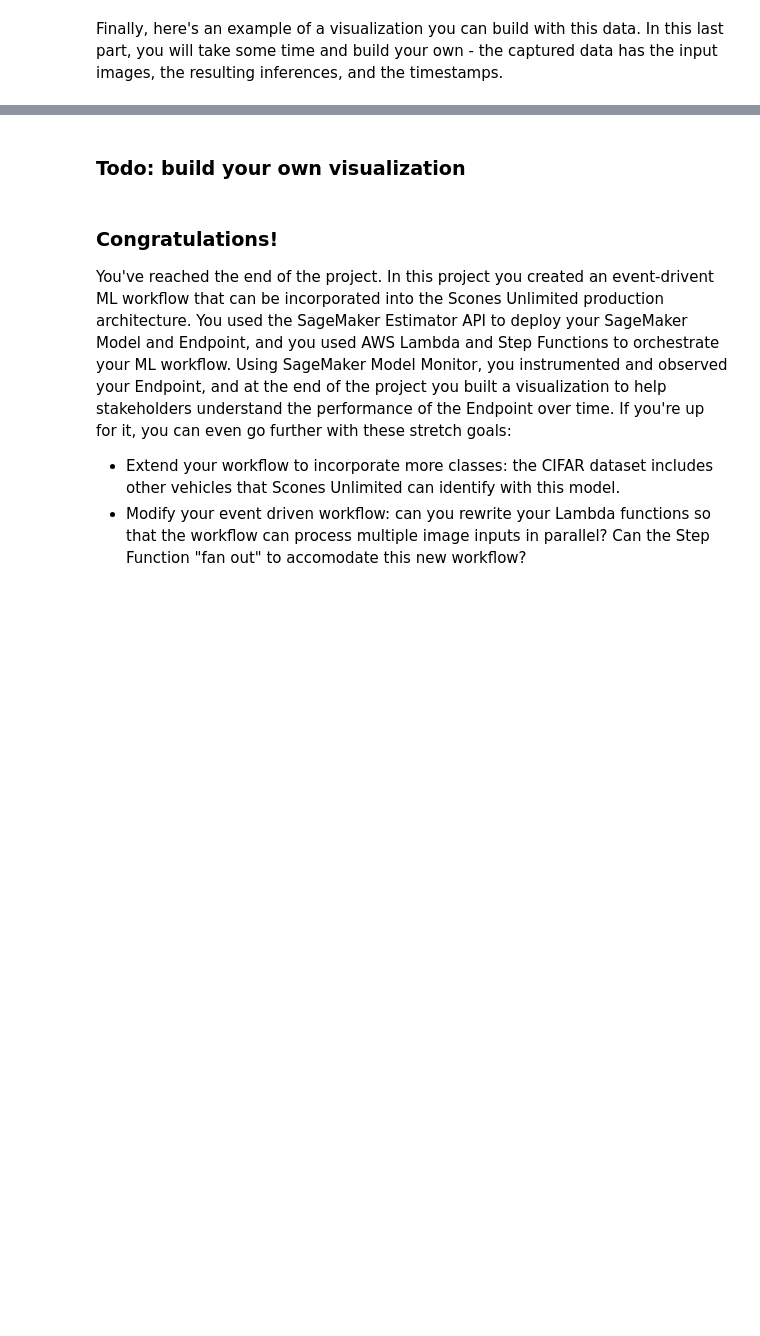
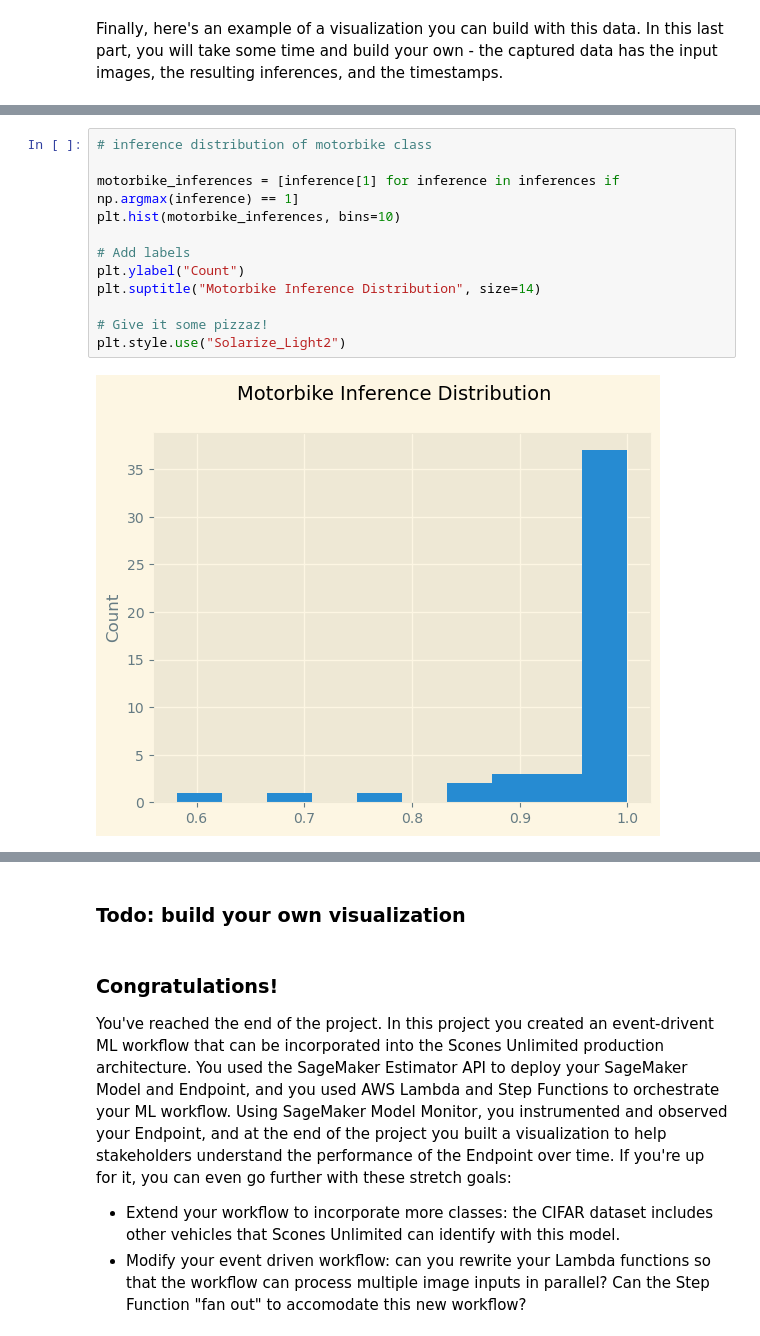
Before and after one commit to markmelling/aws_image_classfication_workflow, a Jupyter notebook: ML_Wrokflow.ipynb, the cells around one changed output, grey strips where cells are left out. Saved outputs shown, nothing was run; the diff lists cells and outputs as text; blank space fills up the shorter version.

```diff
--- a/ML_Wrokflow.ipynb
+++ b/ML_Wrokflow.ipynb
@@ -909,3 +901,17 @@ plt.gcf().autofmt_xdate()
+# %%
+# inference distribution of motorbike class
+
+motorbike_inferences = [inference[1] for inference in inferences if np.argmax(inference) == 1]
+plt.hist(motorbike_inferences, bins=10)
+
+# Add labels
+plt.ylabel("Count")
+plt.suptitle("Motorbike Inference Distribution", size=14)
+
+# Give it some pizzaz!
+plt.style.use("Solarize_Light2")
+# %% [output]
+[figure, added]
 # %%
 import matplotlib.image as mpimg
 import matplotlib as mpl
```
Also changed, not shown: parts of 19 cells of this notebook, 8 other files.
